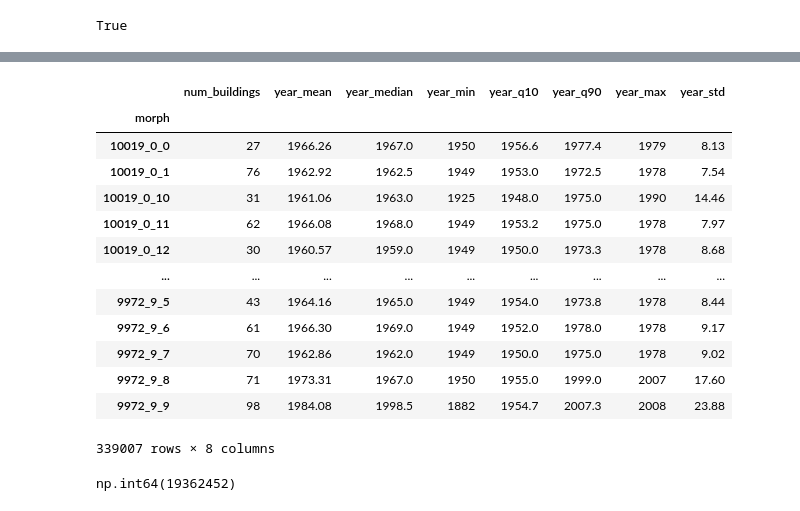
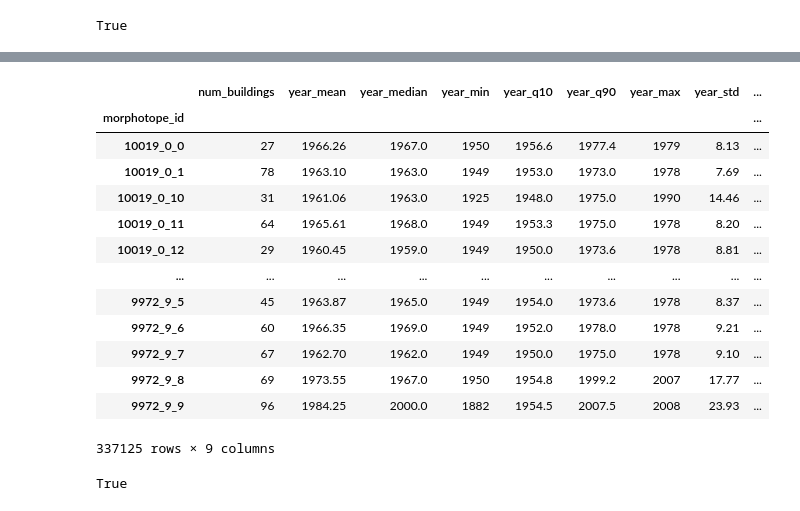
Before and after one commit to uscuni/evolution, a Jupyter notebook: code/join_age_morphotpes.ipynb, the cells around one changed output, grey strips where cells are left out. Saved outputs shown, nothing was run; the diff lists cells and outputs as text; code cells hidden in the pictures.

```diff
--- a/code/join_age_morphotpes.ipynb
+++ b/code/join_age_morphotpes.ipynb
@@ -66,5 +66,5 @@ ages_df
 19420827 rows × 7 columns
 # %%
-geoms = gpd.GeoSeries.from_wkt(ages_df.position, crs=3035).to_crs(4326)
+geoms = gpd.GeoSeries.from_wkt(ages_df.position, crs=3035)
 # %%
 gdf = gpd.GeoDataFrame(ages_df[['year', 'id']], geometry=geoms)
@@ -87,4 +86,9 @@ gdf
 # %%
-morphotopes = gpd.read_parquet("/data/uscuni-ulce/data_product/germany_morphotopes.parquet")
+files_morph = glob(f"/data/uscuni-ulce/data_product/de*_morphotopes.parquet")
+morphotopes_list = []
+for f in files_morph:
+    data = gpd.read_parquet(f)
+    morphotopes_list.append(data)
+morphotopes = pd.concat(morphotopes_list).set_index("morphotope_id")
 morphotopes
 # %% [output]
@@ -128,37 +132,43 @@ joined_morphotopes
+# %%
+bins = (0,1919,1948,1978,1986,1990,1995,2000,2004,2008,2030)
+def mode_bin(x):
+    binned = pd.cut(x, bins=bins, right=True)
+    m = binned.mode()
+    return m.iloc[0] if not m.empty else None
 # %%
-grouped = joined_morphotopes.groupby("morph")
+grouped = joined_morphotopes.groupby("morphotope_id")
 # %%
 grouped_stats = grouped.agg(
     num_buildings=('year', 'count'),  # <-- total number of buildings (rows)
 
     year_mean=('year', 'mean'),
     year_median=('year', 'median'),
     year_min=('year', 'min'),
     year_q10=('year', lambda x: x.quantile(0.1)),
     year_q90=('year', lambda x: x.quantile(0.9)),
     year_max=('year', 'max'),
     year_std=('year', 'std'),
-
+    year_mode=('year', mode_bin)
 ).round(2)
 grouped_stats
 # %% [output]
-|  | num_buildings | year_mean | year_median | year_min | year_q10 | year_q90 | year_max | year_std |
-| morph |  |  |  |  |  |  |  |  |
-| 10019_0_0 | 27 | 1966.26 | 1967.0 | 1950 | 1956.6 | 1977.4 | 1979 | 8.13 |
-| 10019_0_1 | 76 | 1962.92 | 1962.5 | 1949 | 1953.0 | 1972.5 | 1978 | 7.54 |
-| 10019_0_10 | 31 | 1961.06 | 1963.0 | 1925 | 1948.0 | 1975.0 | 1990 | 14.46 |
-| 10019_0_11 | 62 | 1966.08 | 1968.0 | 1949 | 1953.2 | 1975.0 | 1978 | 7.97 |
-| 10019_0_12 | 30 | 1960.57 | 1959.0 | 1949 | 1950.0 | 1973.3 | 1978 | 8.68 |
-| ... | ... | ... | ... | ... | ... | ... | ... | ... |
-| 9972_9_5 | 43 | 1964.16 | 1965.0 | 1949 | 1954.0 | 1973.8 | 1978 | 8.44 |
-| 9972_9_6 | 61 | 1966.30 | 1969.0 | 1949 | 1952.0 | 1978.0 | 1978 | 9.17 |
-| 9972_9_7 | 70 | 1962.86 | 1962.0 | 1949 | 1950.0 | 1975.0 | 1978 | 9.02 |
-| 9972_9_8 | 71 | 1973.31 | 1967.0 | 1950 | 1955.0 | 1999.0 | 2007 | 17.60 |
-| 9972_9_9 | 98 | 1984.08 | 1998.5 | 1882 | 1954.7 | 2007.3 | 2008 | 23.88 |
+|  | num_buildings | year_mean | year_median | year_min | year_q10 | year_q90 | year_max | year_std | ... |
+| morphotope_id |  |  |  |  |  |  |  |  | ... |
+| 10019_0_0 | 27 | 1966.26 | 1967.0 | 1950 | 1956.6 | 1977.4 | 1979 | 8.13 | ... |
+| 10019_0_1 | 78 | 1963.10 | 1963.0 | 1949 | 1953.0 | 1973.0 | 1978 | 7.69 | ... |
+| 10019_0_10 | 31 | 1961.06 | 1963.0 | 1925 | 1948.0 | 1975.0 | 1990 | 14.46 | ... |
+| 10019_0_11 | 64 | 1965.61 | 1968.0 | 1949 | 1953.3 | 1975.0 | 1978 | 8.20 | ... |
+| 10019_0_12 | 29 | 1960.45 | 1959.0 | 1949 | 1950.0 | 1973.6 | 1978 | 8.81 | ... |
+| ... | ... | ... | ... | ... | ... | ... | ... | ... | ... |
+| 9972_9_5 | 45 | 1963.87 | 1965.0 | 1949 | 1954.0 | 1973.6 | 1978 | 8.37 | ... |
+| 9972_9_6 | 60 | 1966.35 | 1969.0 | 1949 | 1952.0 | 1978.0 | 1978 | 9.21 | ... |
+| 9972_9_7 | 67 | 1962.70 | 1962.0 | 1949 | 1950.0 | 1975.0 | 1978 | 9.10 | ... |
+| 9972_9_8 | 69 | 1973.55 | 1967.0 | 1950 | 1954.8 | 1999.2 | 2007 | 17.77 | ... |
+| 9972_9_9 | 96 | 1984.25 | 2000.0 | 1882 | 1954.5 | 2007.5 | 2008 | 23.93 | ... |
-339007 rows × 8 columns
+337125 rows × 9 columns
 # %%
-grouped_stats.num_buildings.sum()
+grouped_stats.index.is_unique
 # %% [output]
-np.int64(19362452)
+True
 # %%
 # Keep only morphs that exist in both DataFrames
```
Also changed, not shown: parts of 8 cells of this notebook, 7 other files.
